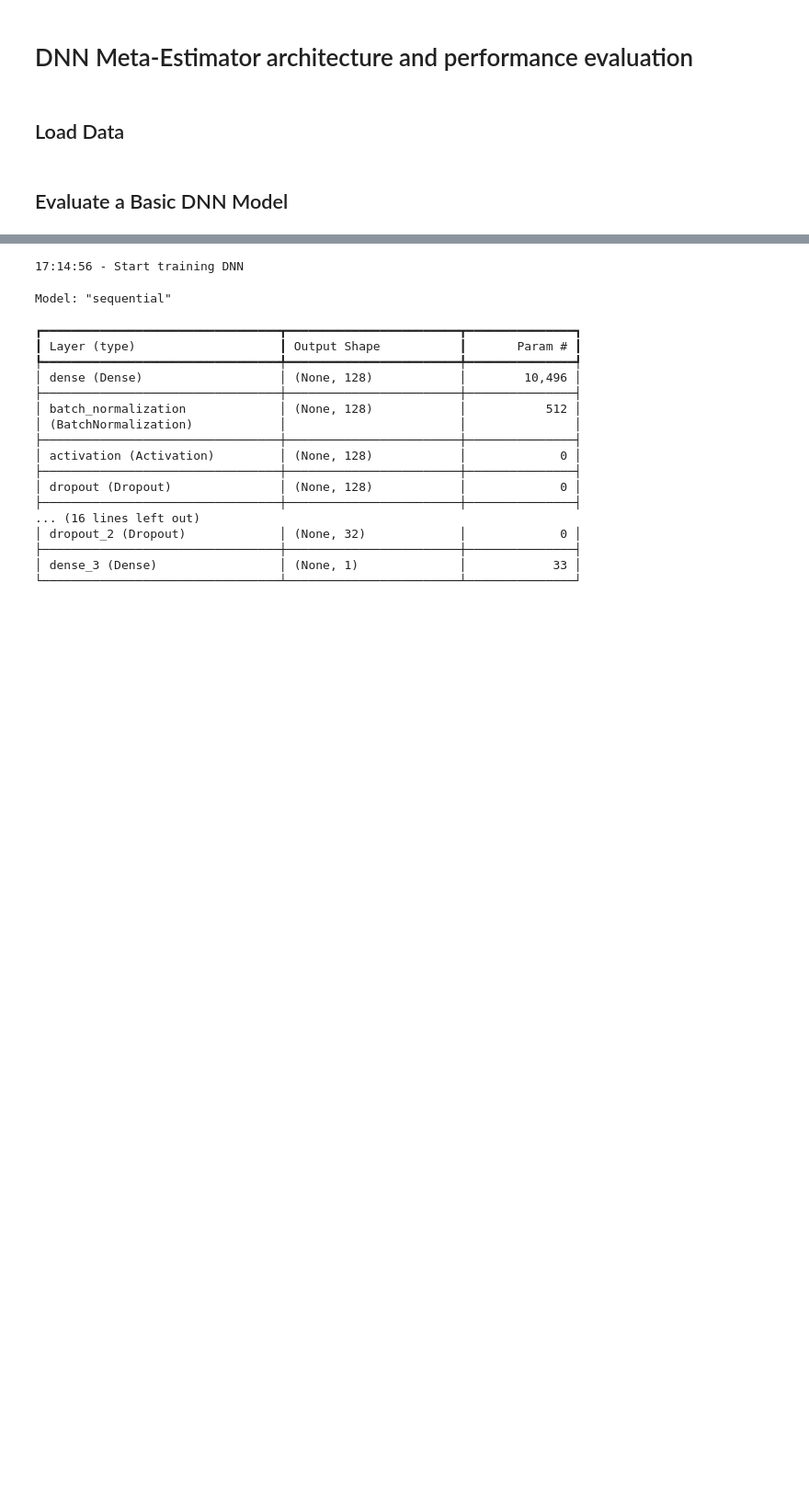
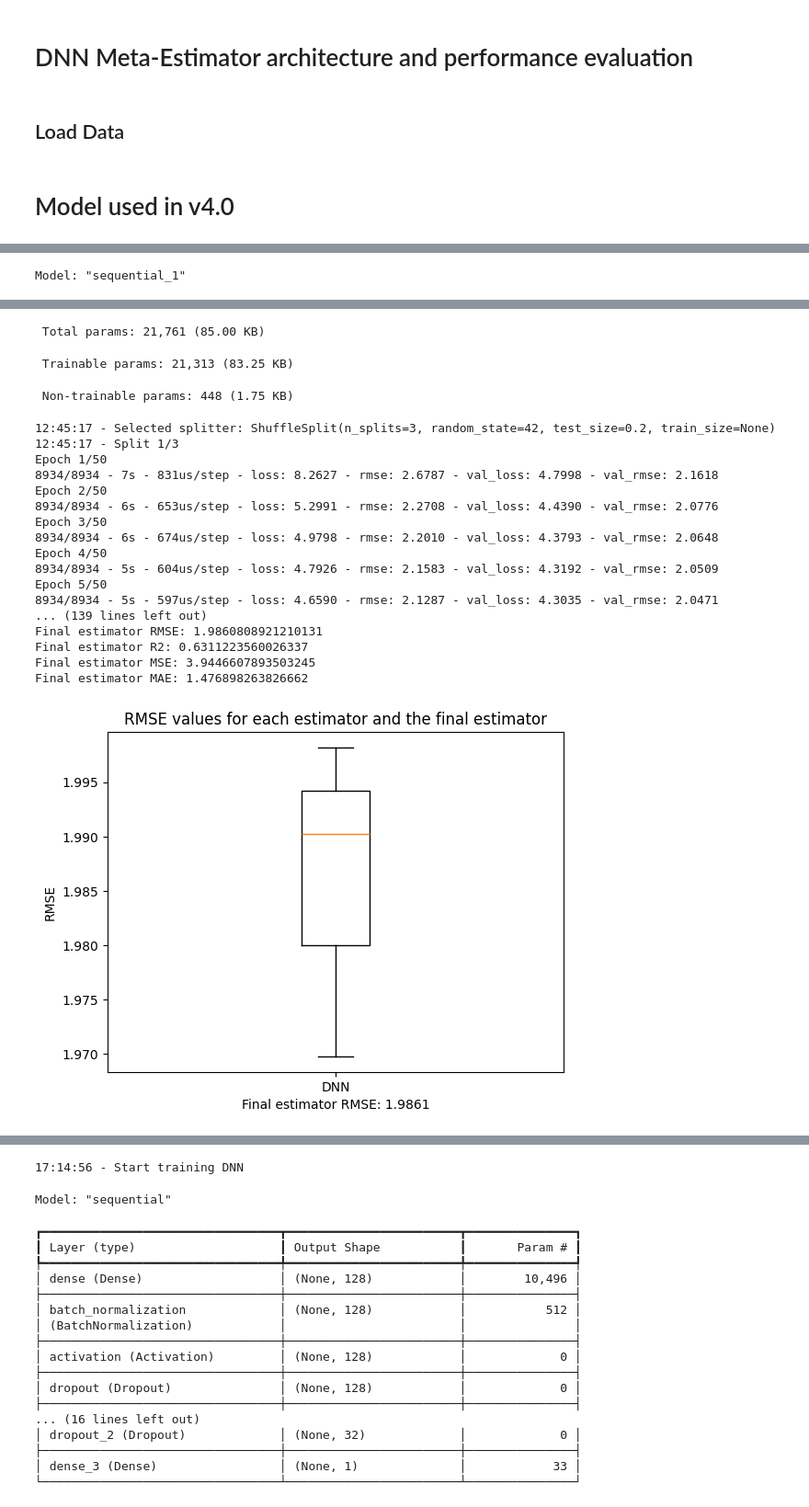
Before and after one commit to masaver/brist1d, a Jupyter notebook: notebooks/ralf/modelling/3.30-global-model-bg-insulin-cals-hr-steps-1hs-5min/04-model-DNN-architectures-to-test.ipynb, the cells around one changed output, grey strips where cells are left out. Shown: that part at 92% size. Saved outputs shown, nothing was run; the diff lists cells and outputs as text; code cells hidden in the pictures; blank space fills up the shorter version.

Commit message:
Update Model 3.30

```diff
--- a/notebooks/ralf/modelling/3.30-global-model-bg-insulin-cals-hr-steps-1hs-5min/04-model-DNN-architectures-to-test.ipynb
+++ b/notebooks/ralf/modelling/3.30-global-model-bg-insulin-cals-hr-steps-1hs-5min/04-model-DNN-architectures-to-test.ipynb
@@ -20,5 +20,48 @@ y_train = train_data['bg+1:00']
 
 X_additional_train = additional_train_data.drop(columns=['bg+1:00'])
 y_additional_train = additional_train_data['bg+1:00']
-# %% [markdown]
-## Evaluate a Basic DNN Model
+# %% [markdown]
+# Model used in v4.0
+# %%
+import tensorflow as tf
+from tensorflow.keras.models import Sequential
+from tensorflow.keras.layers import Dense, Dropout, BatchNormalization, Input, Activation
+from model_performance_calculations import calculate_dnn_performance, get_rmse_boxplot_chart, get_rmse_line_chart
+from tensorflow.keras.optimizers import Adam
+
+
+def rmse(y_true, y_pred):
+    return tf.sqrt(tf.reduce_mean(tf.square(y_pred - y_true)))
+
+def create_dnn_model(input_dimension: int):
+    dnn = Sequential([
+        Input(shape=(input_dimension,)),
+        Dense(128, activation='relu'),
+        BatchNormalization(),
+        Dropout(0.3),
+
+        Dense(64, activation='relu'),
+        BatchNormalization(),
+        Dropout(0.3),
+
+        Dense(32, activation='relu'),
+        BatchNormalization(),
+        Dropout(0.3),
+
+        Dense(1, activation='linear')
+    ])
+
+    dnn.compile(
+        optimizer=Adam(learning_rate=0.001),
+        loss='mse',
+        metrics=[rmse]
+    )
+
+
+    return dnn
+
+model = create_dnn_model(X_train.shape[1])
+score = calculate_dnn_performance(model, X_train, y_train, X_additional_train, y_additional_train, n_splits=3, epochs=50)
+get_rmse_boxplot_chart(score).show()
+get_rmse_line_chart(score).show()
+# %% [output]
@@ -24,0 +69 @@ y_additional_train = additional_train_data['bg+1:00']
+Model: "sequential_1"
@@ -24,0 +87,21 @@ y_additional_train = additional_train_data['bg+1:00']
+ Total params: 21,761 (85.00 KB)
+ Trainable params: 21,313 (83.25 KB)
+ Non-trainable params: 448 (1.75 KB)
+12:45:17 - Selected splitter: ShuffleSplit(n_splits=3, random_state=42, test_size=0.2, train_size=None)
+12:45:17 - Split 1/3
+Epoch 1/50
+8934/8934 - 7s - 831us/step - loss: 8.2627 - rmse: 2.6787 - val_loss: 4.7998 - val_rmse: 2.1618
+Epoch 2/50
+8934/8934 - 6s - 653us/step - loss: 5.2991 - rmse: 2.2708 - val_loss: 4.4390 - val_rmse: 2.0776
+Epoch 3/50
+8934/8934 - 6s - 674us/step - loss: 4.9798 - rmse: 2.2010 - val_loss: 4.3793 - val_rmse: 2.0648
+Epoch 4/50
+8934/8934 - 5s - 604us/step - loss: 4.7926 - rmse: 2.1583 - val_loss: 4.3192 - val_rmse: 2.0509
+Epoch 5/50
+8934/8934 - 5s - 597us/step - loss: 4.6590 - rmse: 2.1287 - val_loss: 4.3035 - val_rmse: 2.0471
+... (139 lines left out)
+Final estimator RMSE: 1.9860808921210131
+Final estimator R2: 0.6311223560026337
+Final estimator MSE: 3.9446607893503245
+Final estimator MAE: 1.476898263826662
+[figure, added]
```
Also changed, not shown: parts of 2 cells of this notebook, 14 other files.
